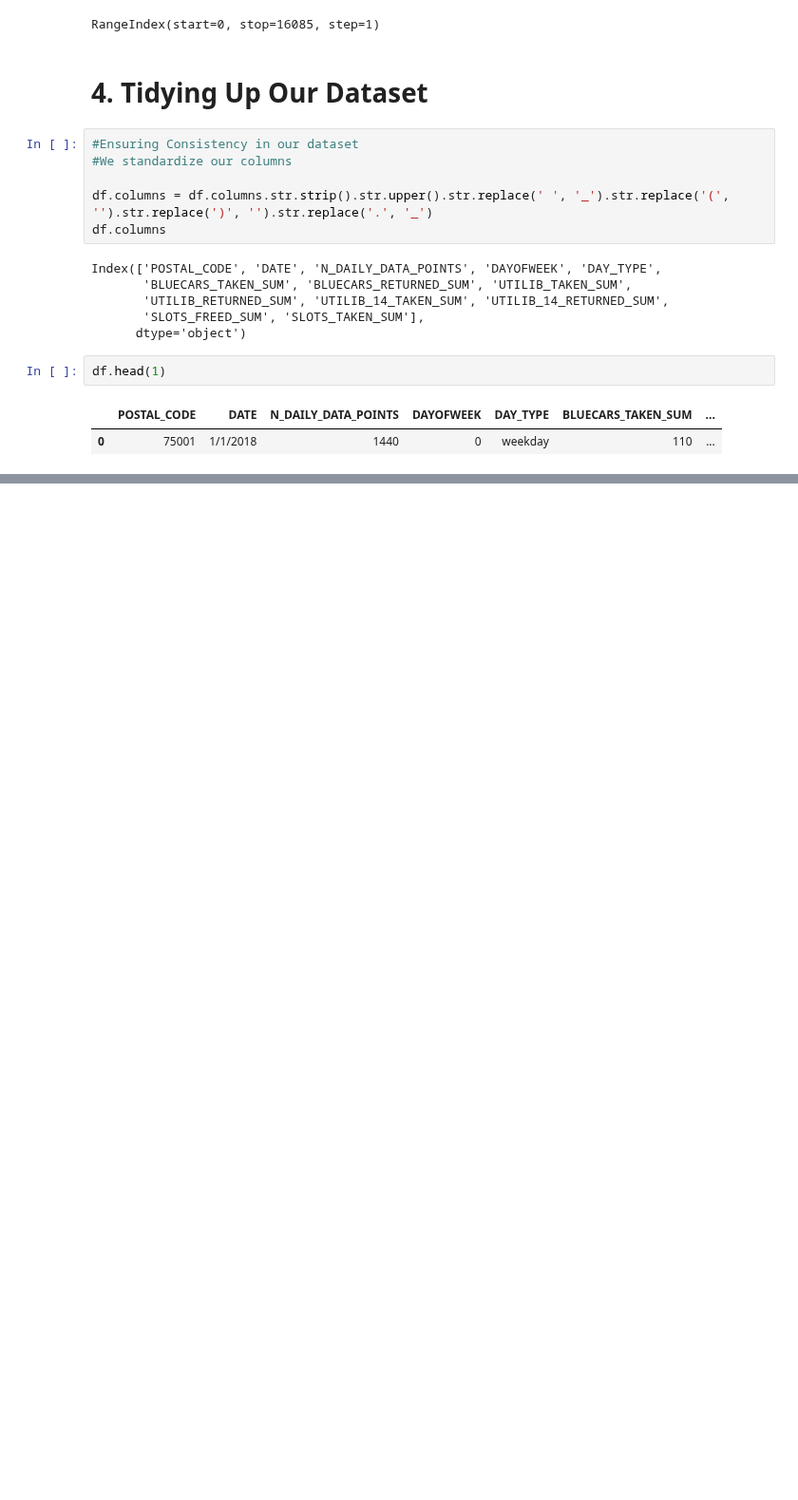
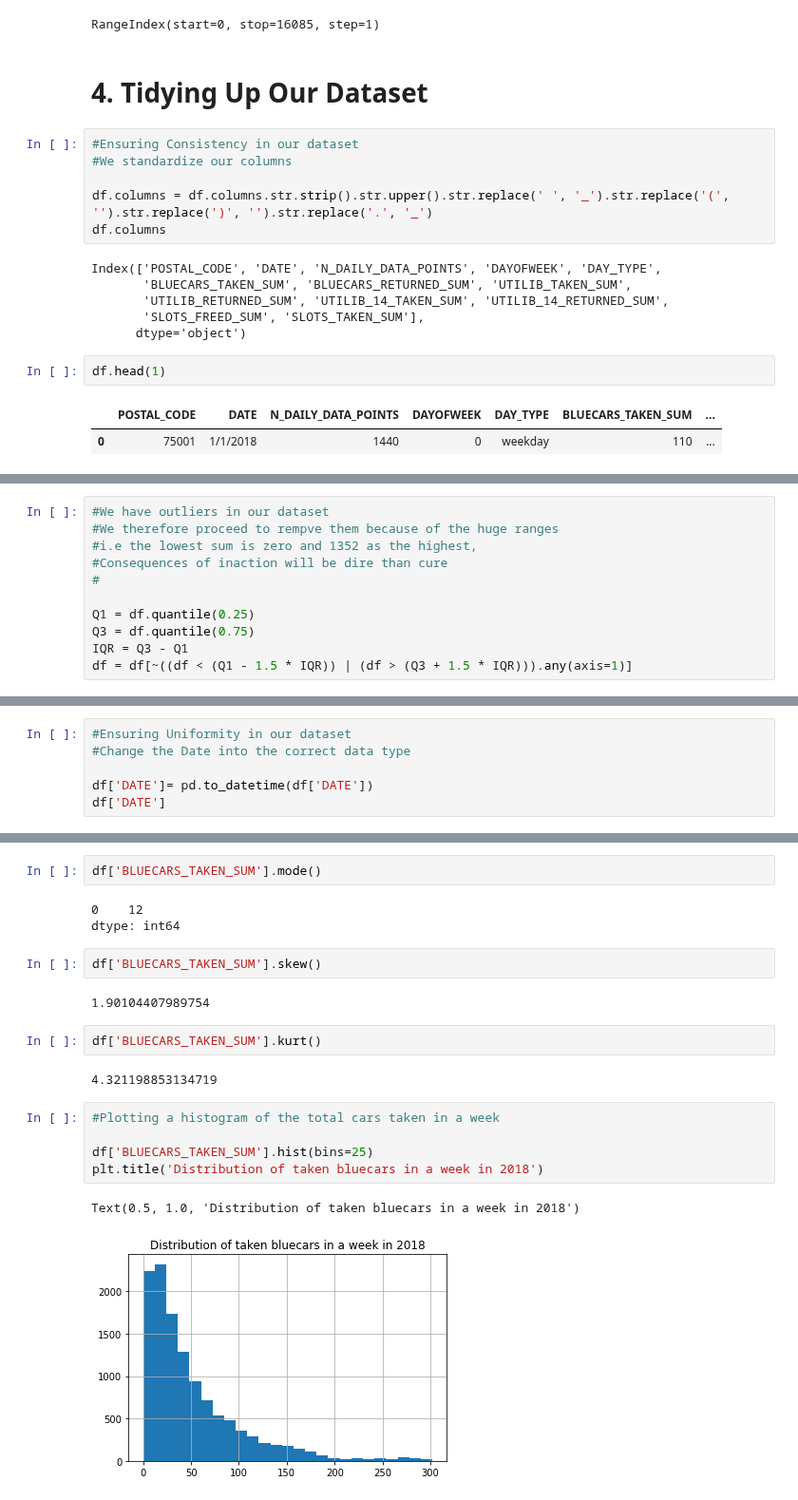
Before and after one commit to Obreintelly/Autolib-EDA, a Jupyter notebook: WEEK_4_HYPOTHESIS_TESTING_AUTOLIB_DATASET_27032021_CORE.ipynb, the cells around one changed output, grey strips where cells are left out. Shown at 95% size. Saved outputs shown, nothing was run; the diff lists cells and outputs as text; blank space fills up the shorter version.

```diff
--- a/WEEK_4_HYPOTHESIS_TESTING_AUTOLIB_DATASET_27032021_CORE.ipynb
+++ b/WEEK_4_HYPOTHESIS_TESTING_AUTOLIB_DATASET_27032021_CORE.ipynb
@@ -106,0 +215,11 @@ df.head(1)
+# %%
+#We have outliers in our dataset
+#We therefore proceed to rempve them because of the huge ranges
+#i.e the lowest sum is zero and 1352 as the highest,
+#Consequences of inaction will be dire than cure
+#
+
+Q1 = df.quantile(0.25)
+Q3 = df.quantile(0.75)
+IQR = Q3 - Q1
+df = df[~((df < (Q1 - 1.5 * IQR)) | (df > (Q3 + 1.5 * IQR))).any(axis=1)]
@@ -106,0 +253,6 @@ df.head(1)
+# %%
+#Ensuring Uniformity in our dataset
+#Change the Date into the correct data type
+
+df['DATE']= pd.to_datetime(df['DATE'])
+df['DATE']
@@ -106,0 +335,21 @@ df.head(1)
+# %%
+df['BLUECARS_TAKEN_SUM'].mode()
+# %% [output]
+0    12
+dtype: int64
+# %%
+df['BLUECARS_TAKEN_SUM'].skew()
+# %% [output]
+1.90104407989754
+# %%
+df['BLUECARS_TAKEN_SUM'].kurt()
+# %% [output]
+4.321198853134719
+# %%
+#Plotting a histogram of the total cars taken in a week
+
+df['BLUECARS_TAKEN_SUM'].hist(bins=25)
+plt.title('Distribution of taken bluecars in a week in 2018')
+# %% [output]
+Text(0.5, 1.0, 'Distribution of taken bluecars in a week in 2018')
+[figure, added]
```
Also changed, not shown: parts of 33 cells of this notebook.
